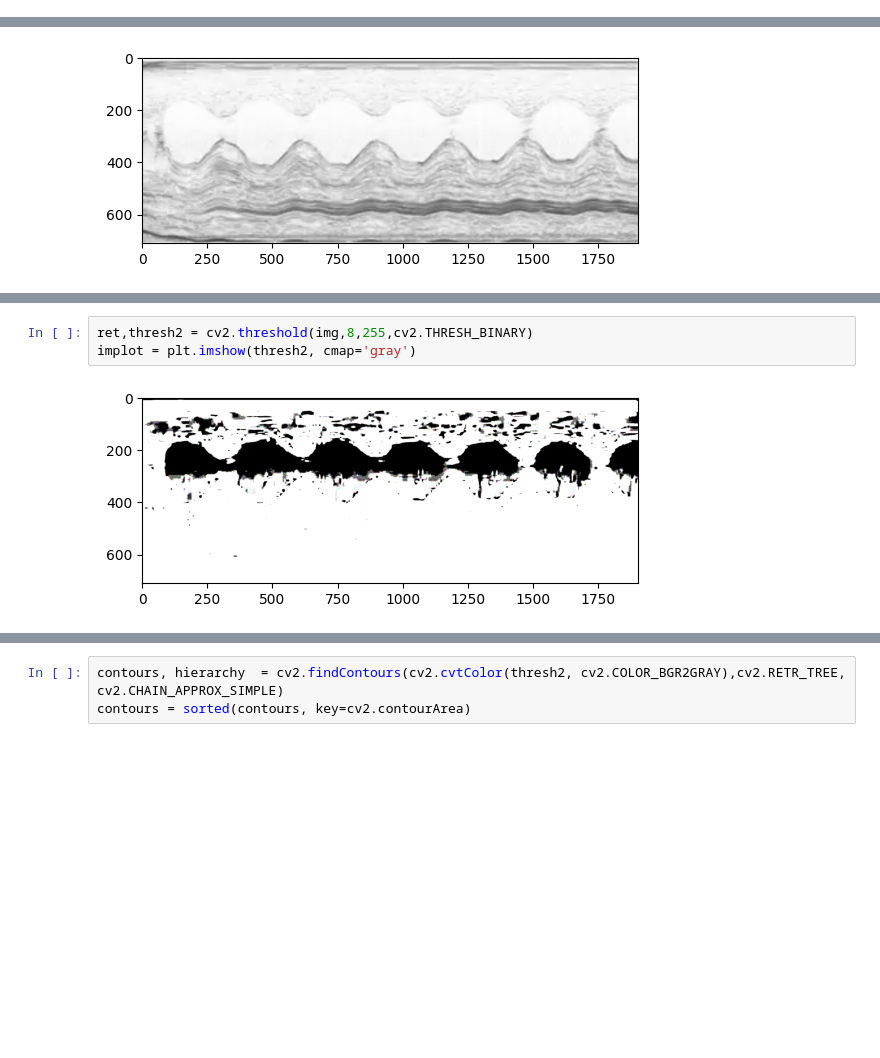
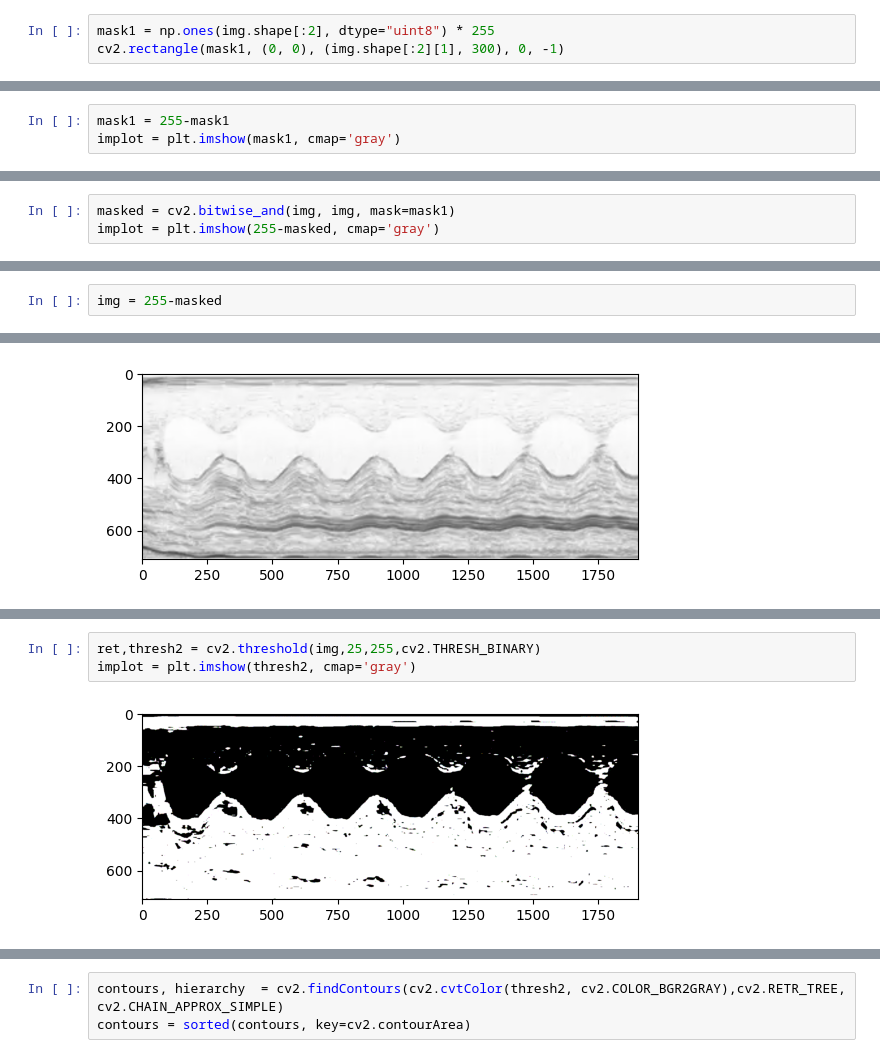
Before and after one commit to Onebu/HackMarato, a Jupyter notebook: cor.ipynb, the cells around one changed output, grey strips where cells are left out. Saved outputs shown, nothing was run; the diff lists cells and outputs as text; blank space fills up the shorter version.

```diff
--- a/cor.ipynb
+++ b/cor.ipynb
@@ -20,3 +20,6 @@ error: OpenCV(4.6.0) /Users/xperience/actions-runner/_work/opencv-python/opencv-
 > Invalid number of channels in input image:
 >     'VScn::contains(scn)'
 > where
+# %%
+mask1 = np.ones(img.shape[:2], dtype="uint8") * 255
+cv2.rectangle(mask1, (0, 0), (img.shape[:2][1], 300), 0, -1)
@@ -22,0 +34,3 @@ error: OpenCV(4.6.0) /Users/xperience/actions-runner/_work/opencv-python/opencv-
+# %%
+mask1 = 255-mask1
+implot = plt.imshow(mask1, cmap='gray')
@@ -22,0 +43,3 @@ error: OpenCV(4.6.0) /Users/xperience/actions-runner/_work/opencv-python/opencv-
+# %%
+masked = cv2.bitwise_and(img, img, mask=mask1)
+implot = plt.imshow(255-masked, cmap='gray')
@@ -22,0 +48,2 @@ error: OpenCV(4.6.0) /Users/xperience/actions-runner/_work/opencv-python/opencv-
+# %%
+img = 255-masked
@@ -37,5 +132,5 @@ implot = plt.imshow(255-img, cmap='gray')
 # %%
-ret,thresh2 = cv2.threshold(img,8,255,cv2.THRESH_BINARY)
+ret,thresh2 = cv2.threshold(img,25,255,cv2.THRESH_BINARY)
 implot = plt.imshow(thresh2, cmap='gray')
 # %% [output]
-[figure, old version]
+[figure, new version]
```
Also changed, not shown: parts of 30 cells of this notebook, 4 other files.
